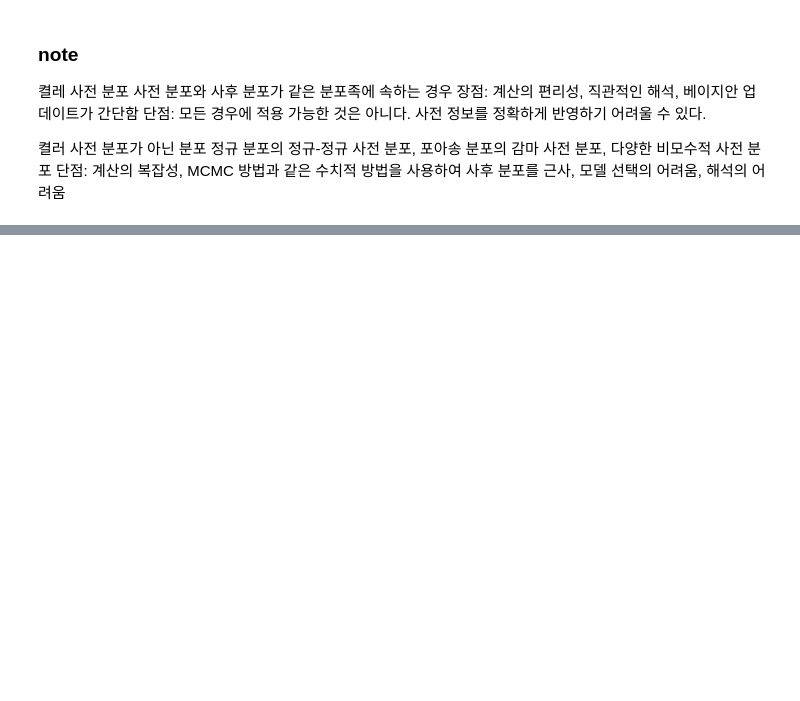
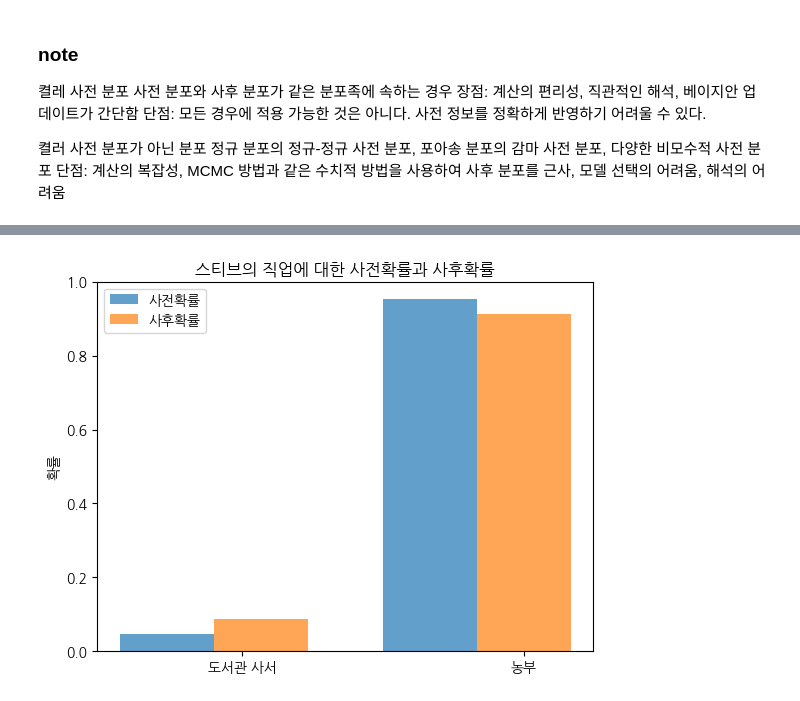
Before and after one commit to Song-Juntae/statistics, a Jupyter notebook: 프로그래머를_위한_베이지안_with_파이썬.ipynb, the cells around one changed output, grey strips where cells are left out. Saved outputs shown, nothing was run; the diff lists cells and outputs as text; code cells hidden in the pictures; blank space fills up the shorter version.

```diff
--- a/프로그래머를_위한_베이지안_with_파이썬.ipynb
+++ b/프로그래머를_위한_베이지안_with_파이썬.ipynb
@@ -177 +91,17 @@ plt.tight_layout()
 <Figure size 4000x2000 with 0 Axes>
+# %%
+prior = [1/21. ,20/21.]
+posterior = [0.087, 1-0.087]
+
+plt.bar([0, .7], prior, alpha=0.70, width=0.25, label="사전확률")
+
+plt.bar([0+0.25, .7+0.25], posterior, alpha=0.7,
+        width=0.25,
+        label="사후확률")
+
+plt.xticks([0.20, 0.95], ["도서관 사서", "농부"])
+plt.title("스티브의 직업에 대한 사전확률과 사후확률")
+plt.ylabel("확률")
+plt.legend(loc="upper left");
+# %% [output]
+[figure, added]
```
Also changed, not shown: parts of 10 cells of this notebook.
